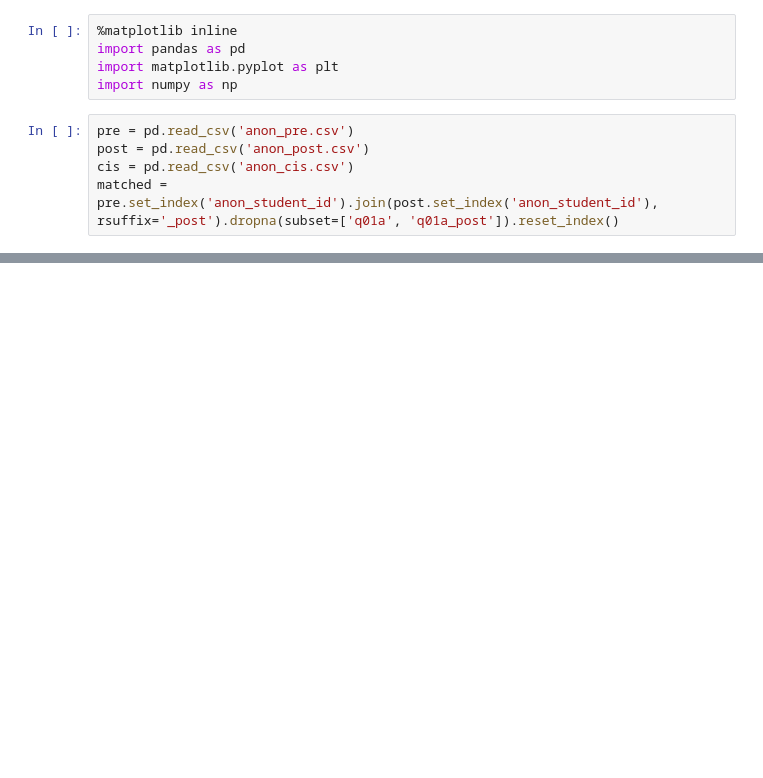
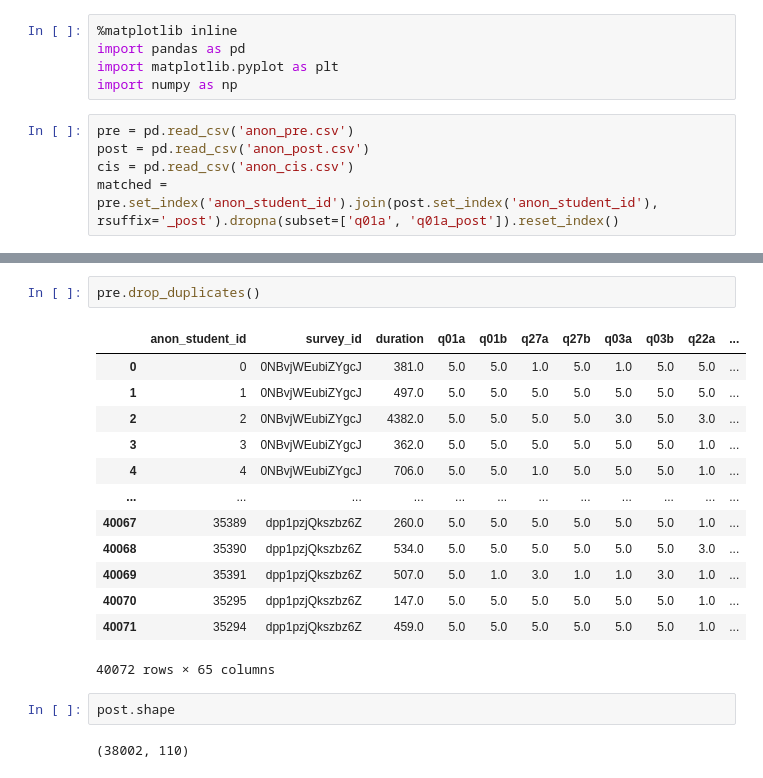
Before and after one commit to Lewandowski-Labs-PER/eclass-public, a Jupyter notebook: summary statistics.ipynb, the cells around one changed output, grey strips where cells are left out. Saved outputs shown, nothing was run; the diff lists cells and outputs as text; blank space fills up the shorter version.

```diff
--- a/summary statistics.ipynb
+++ b/summary statistics.ipynb
@@ -139,0 +185,20 @@ matched.reset_index()
+# %%
+pre.drop_duplicates()
+# %% [output]
+|  | anon_student_id | survey_id | duration | q01a | q01b | q27a | q27b | q03a | q03b | q22a | ... |
+| 0 | 0 | 0NBvjWEubiZYgcJ | 381.0 | 5.0 | 5.0 | 1.0 | 5.0 | 1.0 | 5.0 | 5.0 | ... |
+| 1 | 1 | 0NBvjWEubiZYgcJ | 497.0 | 5.0 | 5.0 | 5.0 | 5.0 | 5.0 | 5.0 | 5.0 | ... |
+| 2 | 2 | 0NBvjWEubiZYgcJ | 4382.0 | 5.0 | 5.0 | 5.0 | 5.0 | 3.0 | 5.0 | 3.0 | ... |
+| 3 | 3 | 0NBvjWEubiZYgcJ | 362.0 | 5.0 | 5.0 | 5.0 | 5.0 | 5.0 | 5.0 | 1.0 | ... |
+| 4 | 4 | 0NBvjWEubiZYgcJ | 706.0 | 5.0 | 5.0 | 1.0 | 5.0 | 5.0 | 5.0 | 1.0 | ... |
+| ... | ... | ... | ... | ... | ... | ... | ... | ... | ... | ... | ... |
+| 40067 | 35389 | dpp1pzjQkszbz6Z | 260.0 | 5.0 | 5.0 | 5.0 | 5.0 | 5.0 | 5.0 | 1.0 | ... |
+| 40068 | 35390 | dpp1pzjQkszbz6Z | 534.0 | 5.0 | 5.0 | 5.0 | 5.0 | 5.0 | 5.0 | 3.0 | ... |
+| 40069 | 35391 | dpp1pzjQkszbz6Z | 507.0 | 5.0 | 1.0 | 3.0 | 1.0 | 1.0 | 3.0 | 1.0 | ... |
+| 40070 | 35295 | dpp1pzjQkszbz6Z | 147.0 | 5.0 | 5.0 | 5.0 | 5.0 | 5.0 | 5.0 | 1.0 | ... |
+| 40071 | 35294 | dpp1pzjQkszbz6Z | 459.0 | 5.0 | 5.0 | 5.0 | 5.0 | 5.0 | 5.0 | 1.0 | ... |
+40072 rows × 65 columns
+# %%
+post.shape
+# %% [output]
+(38002, 110)
```
Also changed, not shown: parts of 14 cells of this notebook, 2 other files.
